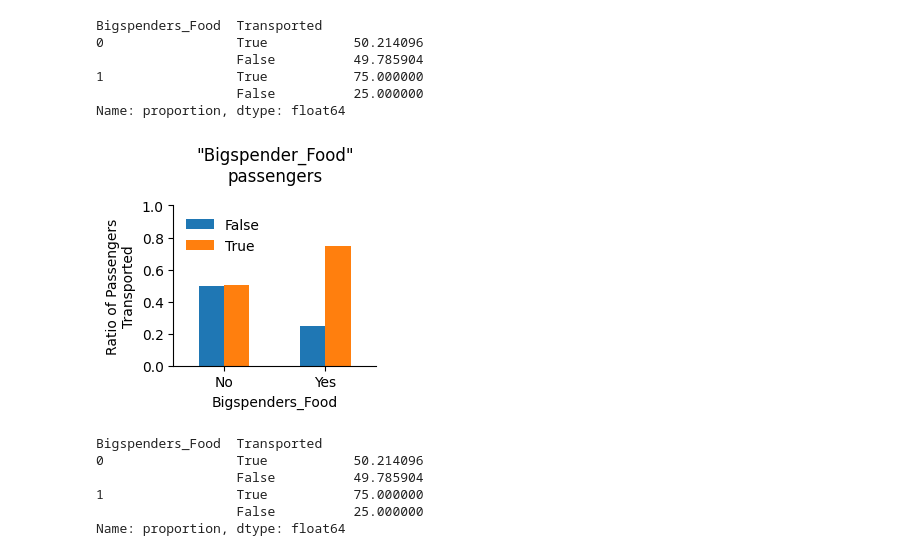
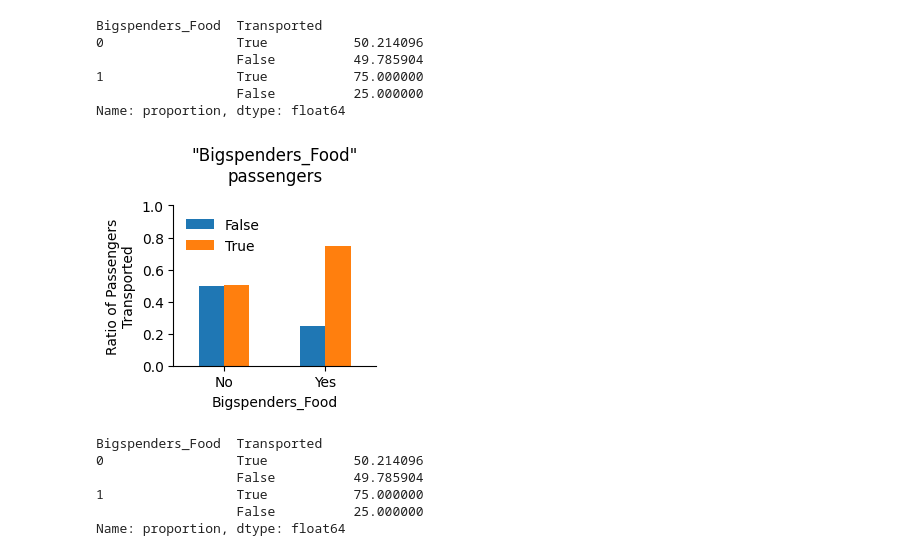
Before and after one commit to AJSDias/space_titanic, a Jupyter notebook: titanic_eda.ipynb, the cells around one changed output. Saved outputs shown, nothing was run; the diff lists cells and outputs as text; code cells hidden in the pictures.

```diff
--- a/titanic_eda.ipynb
+++ b/titanic_eda.ipynb
@@ -698,15 +698,15 @@ Bigspenders_Food  Transported
 Name: proportion, dtype: float64
 # %%
 data.groupby('Bigspenders_Food').Transported.value_counts(dropna=False, normalize=True).unstack().plot.bar(rot=0, figsize=(3,3))
-plt.title('"Bigspender_Food"\npassengers', y=1.1)
+plt.title('"Bigspenders_Food"\npassengers', y=1.1)
 plt.ylim(0,1)
 plt.ylabel('Ratio of Passengers\nTransported')
 plt.xticks([0,1], ['No','Yes'])
 plt.legend(frameon=False)
 sns.despine()
 plt.tight_layout()
 # %% [output]
-[figure, old version]
+[figure, new version]
 # %%
 data.groupby('Bigspenders_Food').Transported.value_counts(dropna=False, normalize=True)*100
 # %% [output]
```
Also changed, not shown: parts of 41 cells of this notebook.
